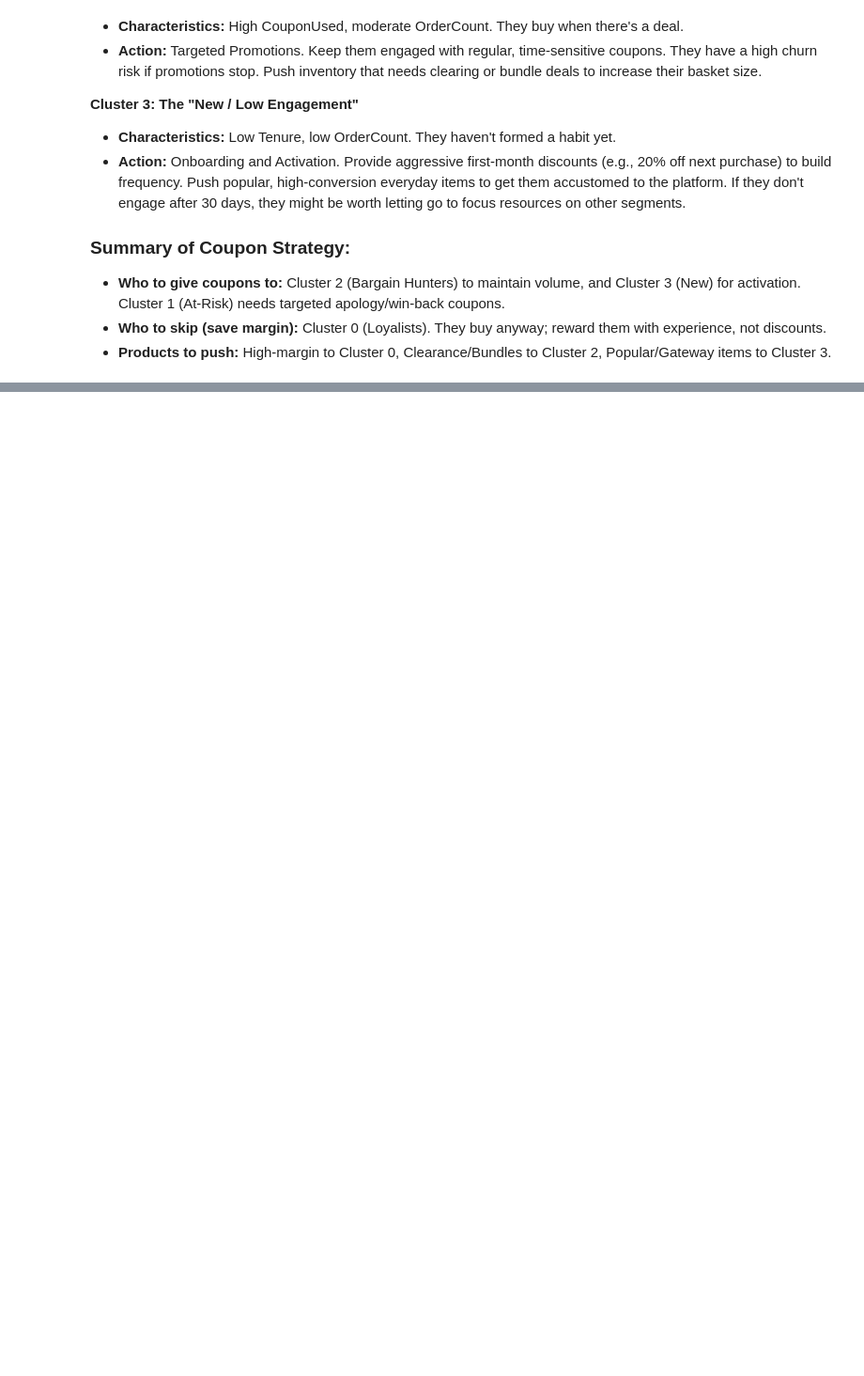
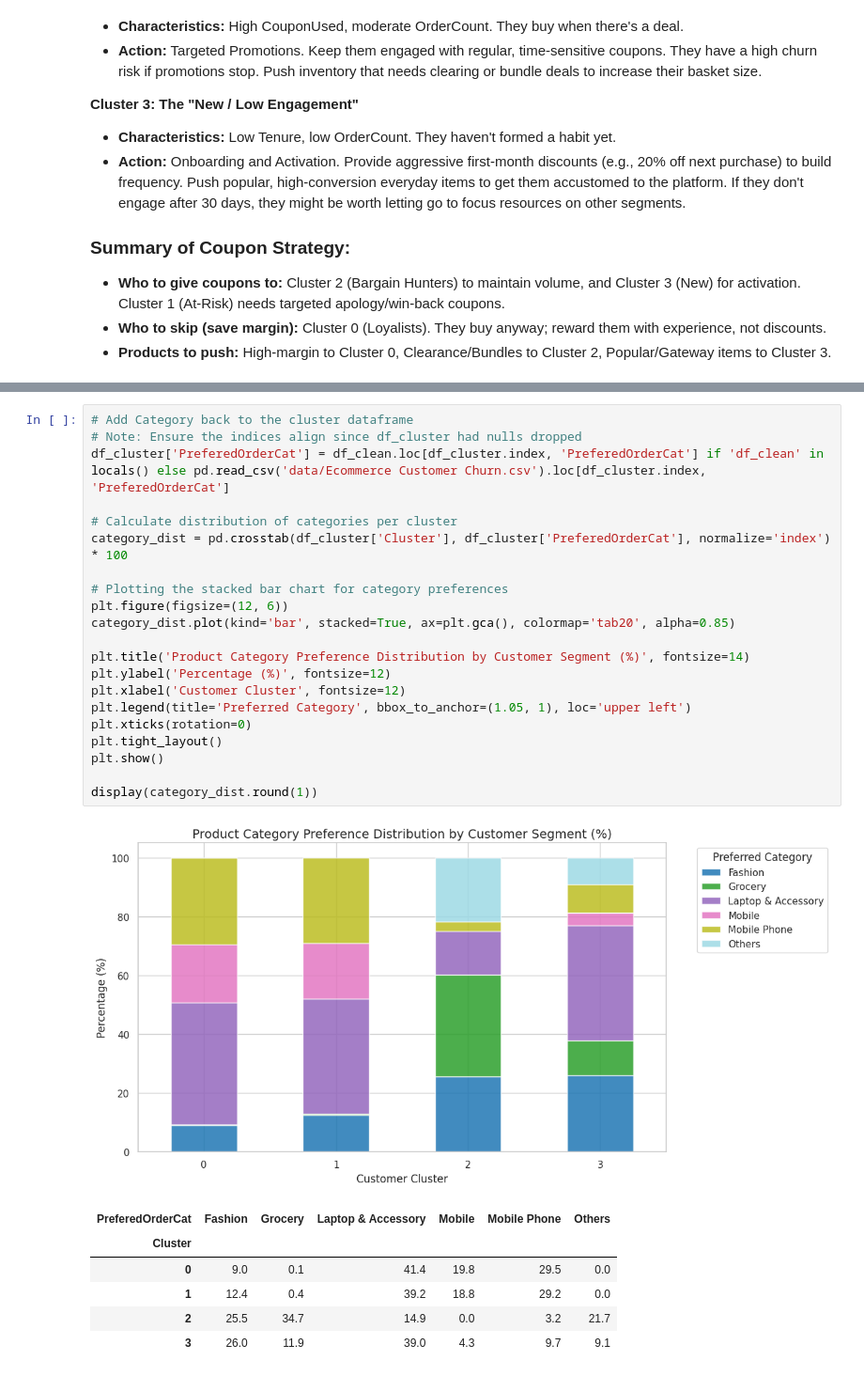
Before and after one commit to sairung77/ML-Assignment, a Jupyter notebook: eda_churn.ipynb, the cells around one changed output, grey strips where cells are left out. Shown at 94% size. Saved outputs shown, nothing was run; the diff lists cells and outputs as text; blank space fills up the shorter version.

```diff
--- a/eda_churn.ipynb
+++ b/eda_churn.ipynb
@@ -412,0 +417,29 @@ Based on the cluster summary above, we can identify distinct customer personas a
+# %%
+# Add Category back to the cluster dataframe
+# Note: Ensure the indices align since df_cluster had nulls dropped
+df_cluster['PreferedOrderCat'] = df_clean.loc[df_cluster.index, 'PreferedOrderCat'] if 'df_clean' in locals() else pd.read_csv('data/Ecommerce Customer Churn.csv').loc[df_cluster.index, 'PreferedOrderCat']
+
+# Calculate distribution of categories per cluster
+category_dist = pd.crosstab(df_cluster['Cluster'], df_cluster['PreferedOrderCat'], normalize='index') * 100
+
+# Plotting the stacked bar chart for category preferences
+plt.figure(figsize=(12, 6))
+category_dist.plot(kind='bar', stacked=True, ax=plt.gca(), colormap='tab20', alpha=0.85)
+
+plt.title('Product Category Preference Distribution by Customer Segment (%)', fontsize=14)
+plt.ylabel('Percentage (%)', fontsize=12)
+plt.xlabel('Customer Cluster', fontsize=12)
+plt.legend(title='Preferred Category', bbox_to_anchor=(1.05, 1), loc='upper left')
+plt.xticks(rotation=0)
+plt.tight_layout()
+plt.show()
+
+display(category_dist.round(1))
+# %% [output]
+[figure, added]
+| PreferedOrderCat | Fashion | Grocery | Laptop & Accessory | Mobile | Mobile Phone | Others |
+| Cluster |  |  |  |  |  |  |
+| 0 | 9.0 | 0.1 | 41.4 | 19.8 | 29.5 | 0.0 |
+| 1 | 12.4 | 0.4 | 39.2 | 18.8 | 29.2 | 0.0 |
+| 2 | 25.5 | 34.7 | 14.9 | 0.0 | 3.2 | 21.7 |
+| 3 | 26.0 | 11.9 | 39.0 | 4.3 | 9.7 | 9.1 |
```
Also changed, not shown: parts of 2 cells of this notebook.
